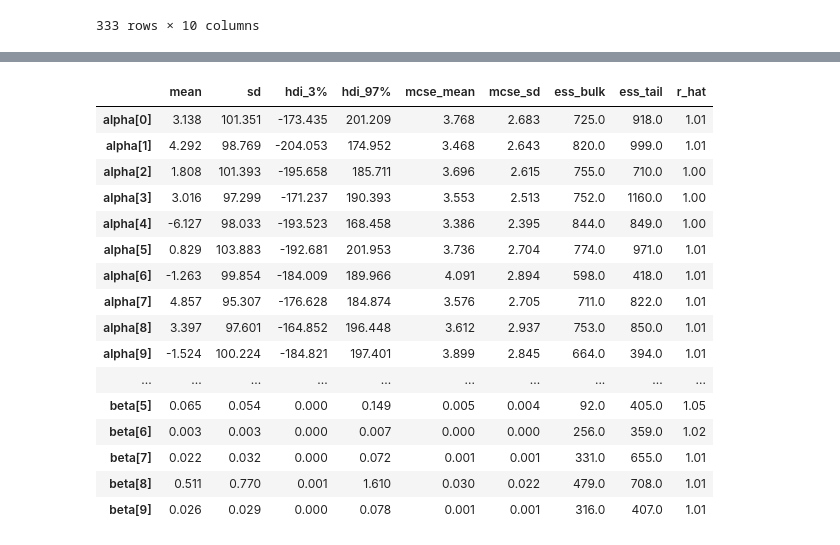
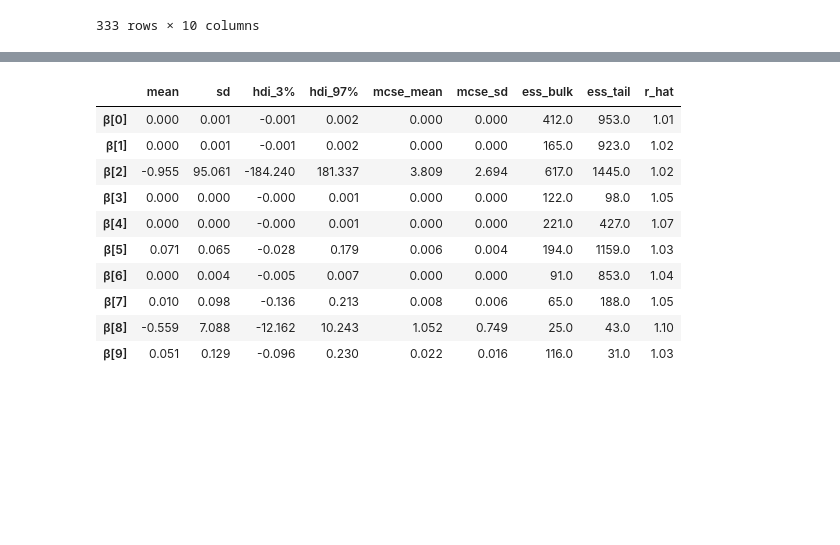
Before and after one commit to TheJarmanitor/outplayed, a Jupyter notebook: notebooks/bayesian_regression.ipynb, the cells around one changed output, grey strips where cells are left out. Drawn from its saved outputs; the diff is of its cells as text; code cells hidden in the pictures; blank space fills up the shorter version.

```diff
--- a/notebooks/bayesian_regression.ipynb
+++ b/notebooks/bayesian_regression.ipynb
@@ -149,25 +153,26 @@ X_train
 # %%
 import pymc as pm
 
-from pymc import Normal, HalfNormal, HalfCauchy
+from pymc import Normal, HalfNormal, LogitNormal
 
 n_vars = X_train.shape[1]
 n_obs = X_train.shape[0]
 print(n_vars)
 
 with pm.Model() as bayes_model:
-    sigma = HalfCauchy('sigma', np.repeat(10, n_obs))
-    alpha = Normal('alpha', mu=np.repeat(0, n_vars), sigma=np.repeat(100, n_vars))
-    beta = HalfNormal('beta', sigma=np.repeat(100, n_vars, axis=0))
+    sigma = HalfNormal("σ²", np.repeat(100, n_obs))
+    alpha = Normal("α", mu=0, sigma=100)
+    beta = Normal("β", mu=0, sigma=np.repeat(100, n_vars, axis=0))
 
 
-    X = pm.Data("predictors", X_train, mutable=True)
+    X = pm.Data("X", X_train, mutable=True)
 
-    mu = pm.Deterministic('mu', pm.math.dot(X, beta))
+    mu = pm.Deterministic("μ",alpha + pm.math.dot(X, beta))
     print(mu.eval().shape)
+    # print(alpha.eval().shape)
     print(sigma.eval().shape)
 
-    y = Normal('prediction', mu=mu, sigma=sigma, observed=y_train)
+    y = Normal('Y', mu=mu, sigma=sigma, observed=y_train)
 
     if device == "gpu":
         trace_mlr = pm.sample(1000, nuts_sampler="numpyro")
@@ -186,22 +196,16 @@ Transformation time = 0:00:00.174216
 # %%
 import arviz as az
 
-az.summary(trace_mlr, var_names=["alpha", "beta"])
+az.summary(trace_mlr, var_names=["β"])
 # %% [output]
 |  | mean | sd | hdi_3% | hdi_97% | mcse_mean | mcse_sd | ess_bulk | ess_tail | r_hat |
-| alpha[0] | 3.138 | 101.351 | -173.435 | 201.209 | 3.768 | 2.683 | 725.0 | 918.0 | 1.01 |
-| alpha[1] | 4.292 | 98.769 | -204.053 | 174.952 | 3.468 | 2.643 | 820.0 | 999.0 | 1.01 |
-| alpha[2] | 1.808 | 101.393 | -195.658 | 185.711 | 3.696 | 2.615 | 755.0 | 710.0 | 1.00 |
-| alpha[3] | 3.016 | 97.299 | -171.237 | 190.393 | 3.553 | 2.513 | 752.0 | 1160.0 | 1.00 |
-| alpha[4] | -6.127 | 98.033 | -193.523 | 168.458 | 3.386 | 2.395 | 844.0 | 849.0 | 1.00 |
-| alpha[5] | 0.829 | 103.883 | -192.681 | 201.953 | 3.736 | 2.704 | 774.0 | 971.0 | 1.01 |
-| alpha[6] | -1.263 | 99.854 | -184.009 | 189.966 | 4.091 | 2.894 | 598.0 | 418.0 | 1.01 |
-| alpha[7] | 4.857 | 95.307 | -176.628 | 184.874 | 3.576 | 2.705 | 711.0 | 822.0 | 1.01 |
-| alpha[8] | 3.397 | 97.601 | -164.852 | 196.448 | 3.612 | 2.937 | 753.0 | 850.0 | 1.01 |
-| alpha[9] | -1.524 | 100.224 | -184.821 | 197.401 | 3.899 | 2.845 | 664.0 | 394.0 | 1.01 |
-| ... | ... | ... | ... | ... | ... | ... | ... | ... | ... |
-| beta[5] | 0.065 | 0.054 | 0.000 | 0.149 | 0.005 | 0.004 | 92.0 | 405.0 | 1.05 |
-| beta[6] | 0.003 | 0.003 | 0.000 | 0.007 | 0.000 | 0.000 | 256.0 | 359.0 | 1.02 |
-| beta[7] | 0.022 | 0.032 | 0.000 | 0.072 | 0.001 | 0.001 | 331.0 | 655.0 | 1.01 |
-| beta[8] | 0.511 | 0.770 | 0.001 | 1.610 | 0.030 | 0.022 | 479.0 | 708.0 | 1.01 |
-| beta[9] | 0.026 | 0.029 | 0.000 | 0.078 | 0.001 | 0.001 | 316.0 | 407.0 | 1.01 |
+| β[0] | 0.000 | 0.001 | -0.001 | 0.002 | 0.000 | 0.000 | 412.0 | 953.0 | 1.01 |
+| β[1] | 0.000 | 0.001 | -0.001 | 0.002 | 0.000 | 0.000 | 165.0 | 923.0 | 1.02 |
+| β[2] | -0.955 | 95.061 | -184.240 | 181.337 | 3.809 | 2.694 | 617.0 | 1445.0 | 1.02 |
+| β[3] | 0.000 | 0.000 | -0.000 | 0.001 | 0.000 | 0.000 | 122.0 | 98.0 | 1.05 |
+| β[4] | 0.000 | 0.000 | -0.000 | 0.001 | 0.000 | 0.000 | 221.0 | 427.0 | 1.07 |
+| β[5] | 0.071 | 0.065 | -0.028 | 0.179 | 0.006 | 0.004 | 194.0 | 1159.0 | 1.03 |
+| β[6] | 0.000 | 0.004 | -0.005 | 0.007 | 0.000 | 0.000 | 91.0 | 853.0 | 1.04 |
+| β[7] | 0.010 | 0.098 | -0.136 | 0.213 | 0.008 | 0.006 | 65.0 | 188.0 | 1.05 |
+| β[8] | -0.559 | 7.088 | -12.162 | 10.243 | 1.052 | 0.749 | 25.0 | 43.0 | 1.10 |
+| β[9] | 0.051 | 0.129 | -0.096 | 0.230 | 0.022 | 0.016 | 116.0 | 31.0 | 1.03 |
```
Also changed, not shown: parts of 14 cells of this notebook, 1 other file.
